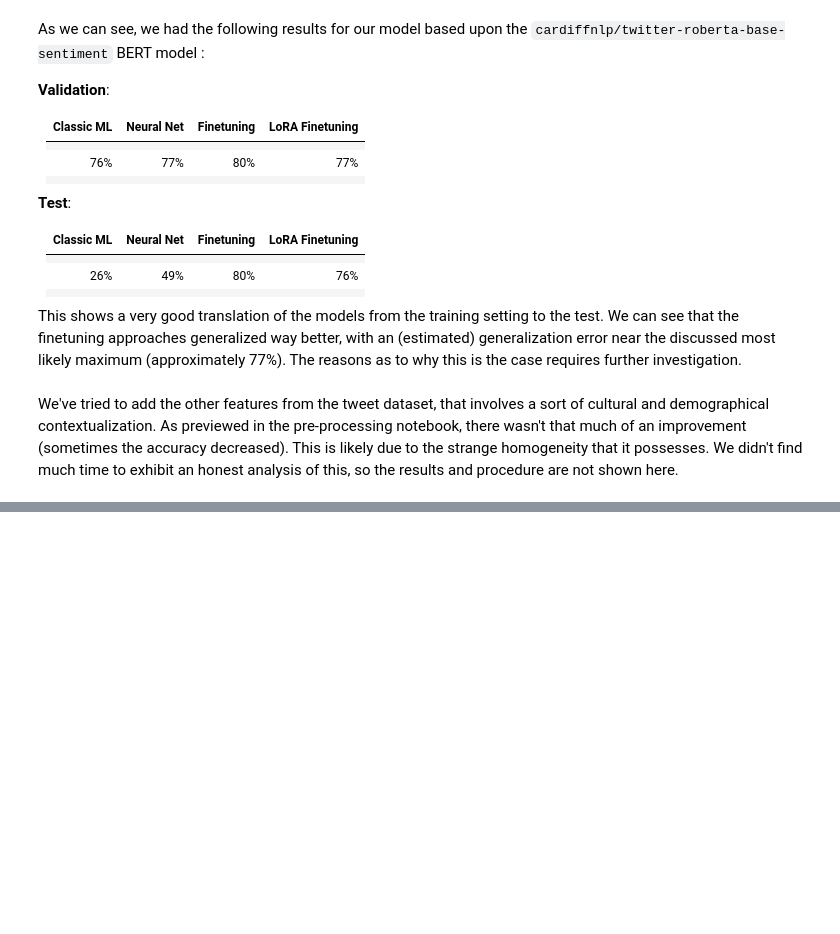
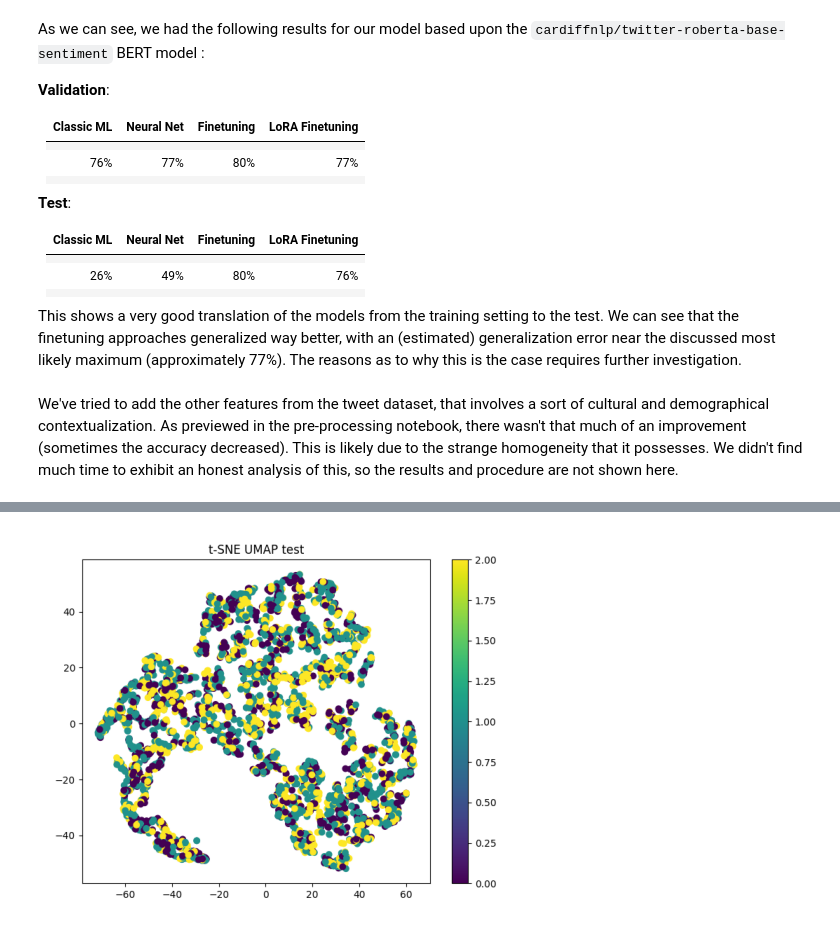
Before and after one commit to DiegoFleury/MI201-groupe-4, a Jupyter notebook: notebooks/classification.ipynb, the cells around one changed output, grey strips where cells are left out. Saved outputs shown, nothing was run; the diff lists cells and outputs as text; code cells hidden in the pictures; blank space fills up the shorter version.

```diff
--- a/notebooks/classification.ipynb
+++ b/notebooks/classification.ipynb
@@ -1213,0 +1239,9 @@ We've tried to add the other features from the tweet dataset, that involves a so
+# %%
+image_path = os.path.join(BERT_experiment_path, "testBERT_tsne.png")
+image = Image.open(image_path)
+
+plt.imshow(image)
+plt.axis("off")
+plt.show()
+# %% [output]
+[figure, added]
```
Also changed, not shown: parts of 14 cells of this notebook.
